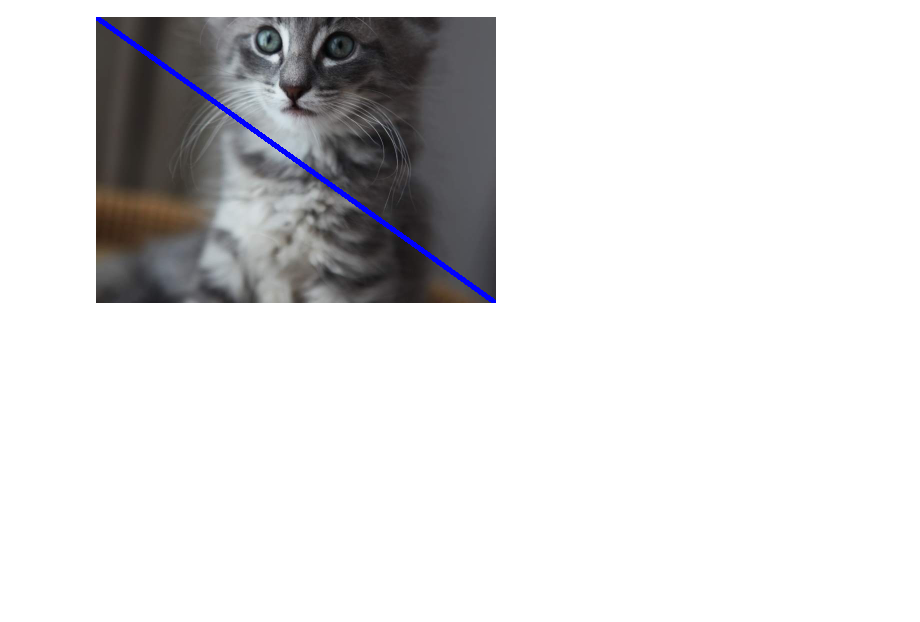
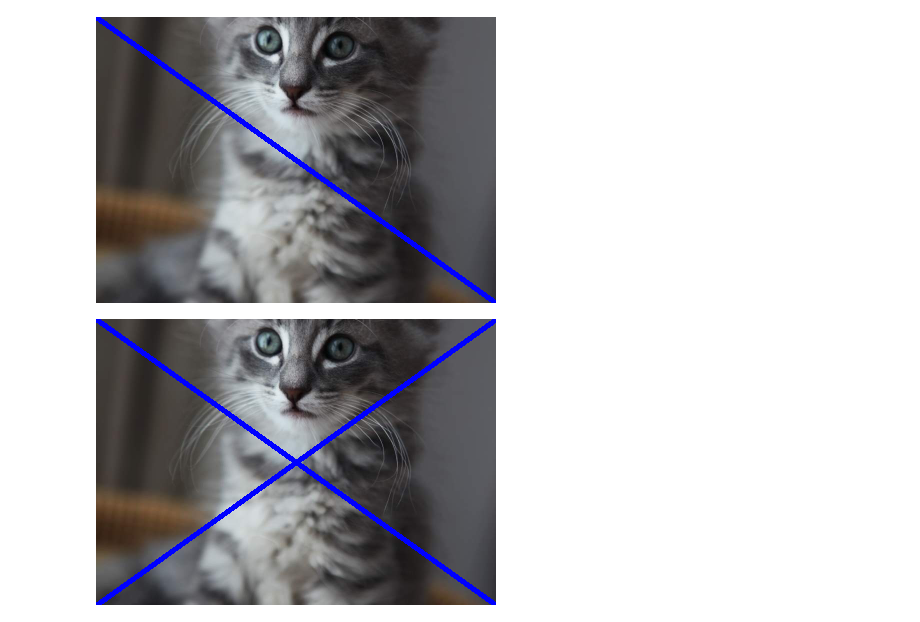
Before and after one commit to almirars/PCVK_ALMIRA, a Jupyter notebook: Week1.ipynb, the cells around one changed output. Cells and saved outputs as stored; diff of their text form; code cells hidden in the pictures; blank space fills up the shorter version.

```diff
--- a/Week1.ipynb
+++ b/Week1.ipynb
@@ -68,3 +68,13 @@ image_5 = cv.line(image_2,(0,0),(400,286),(255,0,0),3)
 cv2_imshow(image_5)
 # %% [output]
 [figure]
+# %%
+image_2 = cv.cvtColor(image, cv.COLOR_BGR2RGB)
+
+# Membuat garis diagonal di image
+image_5 = cv.line(image_2,(0,0),(400,286),(255,0,0),3)
+image_5 = cv.line(image_2,(400,0),(0,286),(255,0,0),3)
+
+cv2_imshow(image_5)
+# %% [output]
+[figure, added]
```
